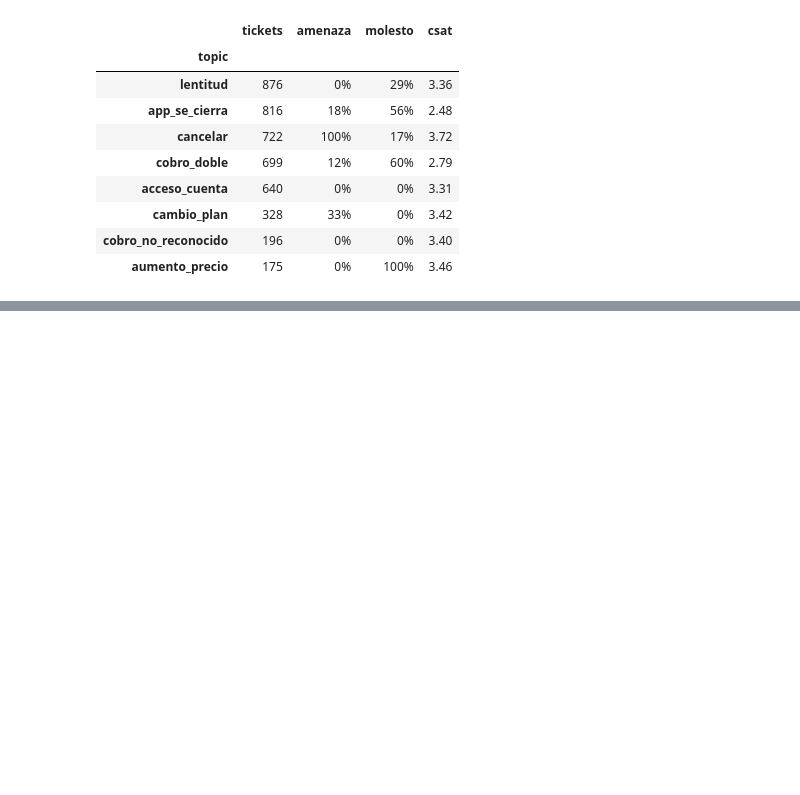
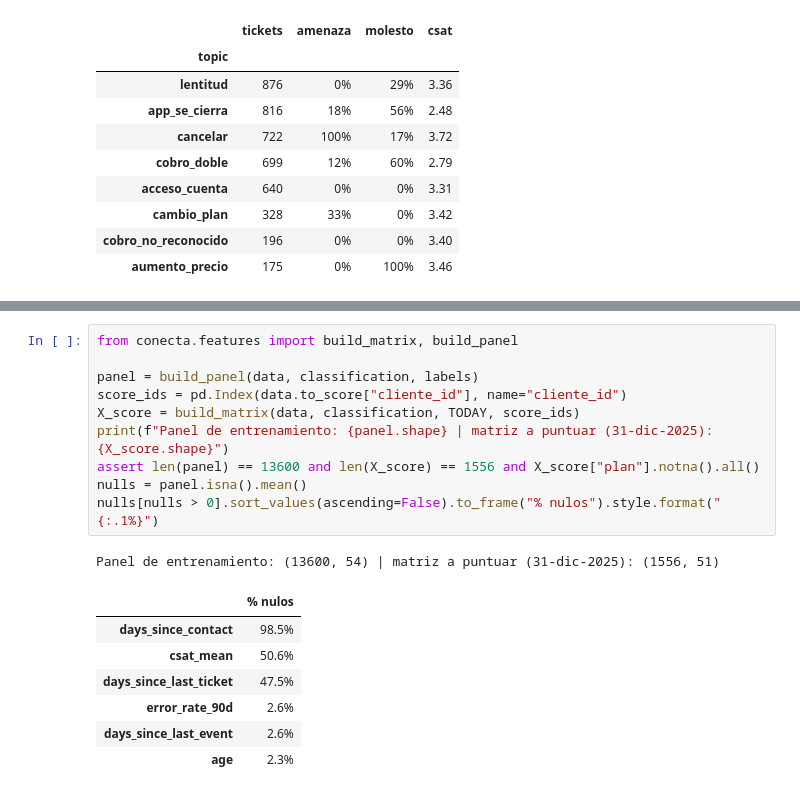
Before and after one commit to unfresh25/conecta-churn, a Jupyter notebook: solucion.ipynb, the cells around one changed output, grey strips where cells are left out. Cells and saved outputs as stored; diff of their text form; blank space fills up the shorter version.

```diff
--- a/solucion.ipynb
+++ b/solucion.ipynb
@@ -311,0 +328,19 @@ summary.sort_values("tickets", ascending=False).style.format({"amenaza": "{:.0%}
+# %%
+from conecta.features import build_matrix, build_panel
+
+panel = build_panel(data, classification, labels)
+score_ids = pd.Index(data.to_score["cliente_id"], name="cliente_id")
+X_score = build_matrix(data, classification, TODAY, score_ids)
+print(f"Panel de entrenamiento: {panel.shape} | matriz a puntuar (31-dic-2025): {X_score.shape}")
+assert len(panel) == 13600 and len(X_score) == 1556 and X_score["plan"].notna().all()
+nulls = panel.isna().mean()
+nulls[nulls > 0].sort_values(ascending=False).to_frame("% nulos").style.format("{:.1%}")
+# %% [output]
+Panel de entrenamiento: (13600, 54) | matriz a puntuar (31-dic-2025): (1556, 51)
+|  | % nulos |
+| days_since_contact | 98.5% |
+| csat_mean | 50.6% |
+| days_since_last_ticket | 47.5% |
+| error_rate_90d | 2.6% |
+| days_since_last_event | 2.6% |
+| age | 2.3% |
```
Also changed, not shown: parts of 4 cells of this notebook, 2 other files.
